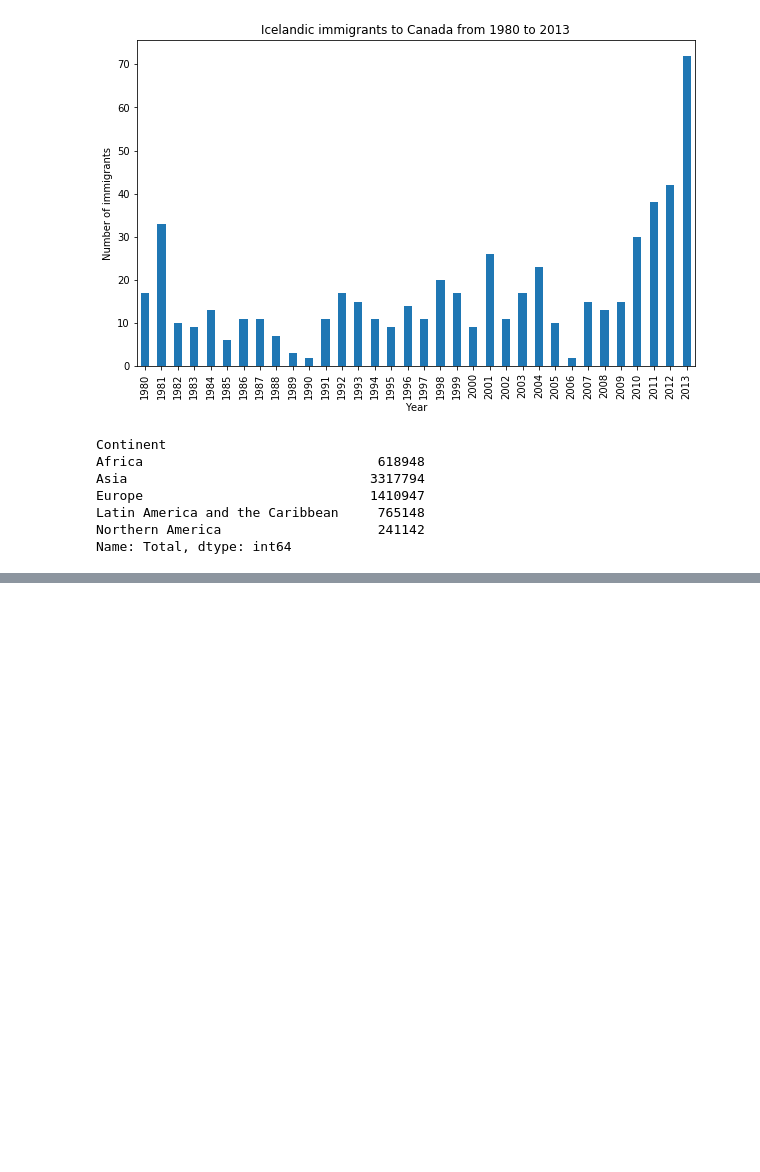
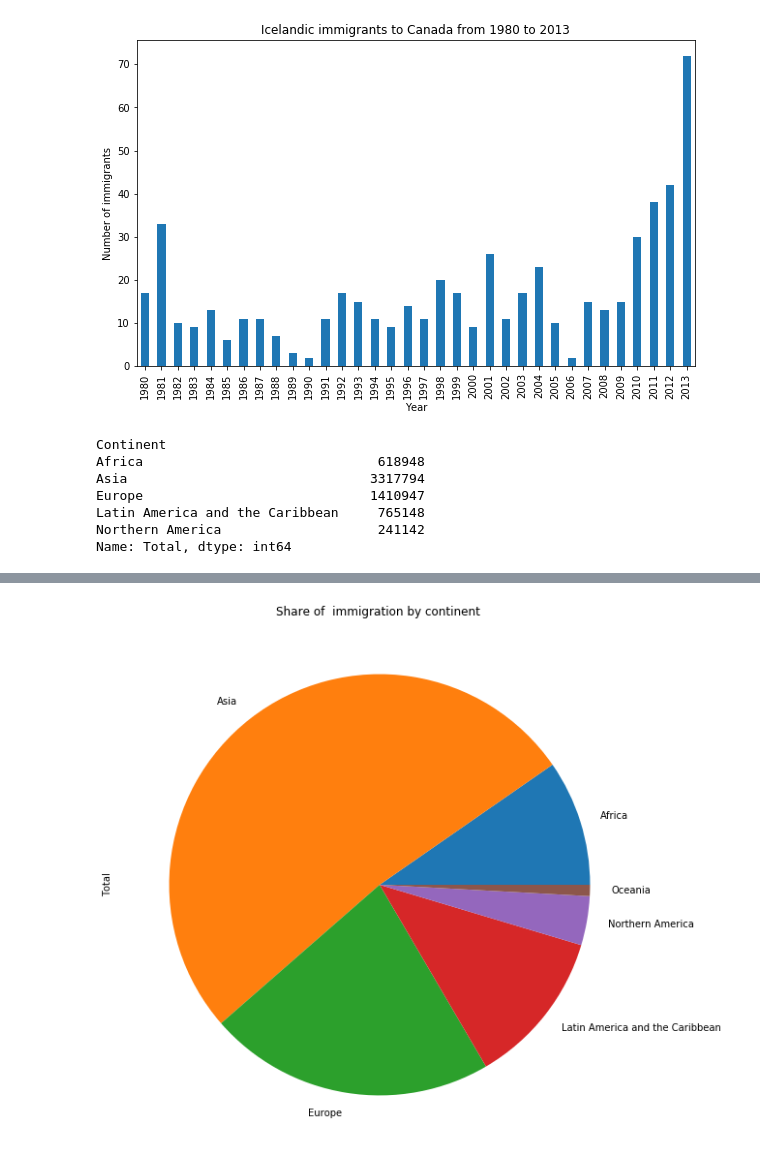
Before and after one commit to mawusicharles/Tutorial-Practice, a Jupyter notebook: Data Visualization .ipynb, the cells around one changed output, grey strips where cells are left out. Drawn from its saved outputs; the diff is of its cells as text; code cells hidden in the pictures; blank space fills up the shorter version.

```diff
--- a/Data Visualization .ipynb
+++ b/Data Visualization .ipynb
@@ -701,6 +701,6 @@ Latin America and the Caribbean     765148
 Northern America                    241142
 Name: Total, dtype: int64
 # %%
-ax=continent.plot(kind="pie", figsize =(10, 10), autopct='%1.1f%%)
+ax=continent.plot(kind="pie", figsize =(10, 10))
 ax.set_title("Share of  immigration by continent ")
 # %% [output]
@@ -707,0 +708 @@ SyntaxError: EOL while scanning string literal (<ipython-input-74-e1cdabc39d18>,
+[figure, added]
```
Also changed, not shown: parts of 6 cells of this notebook.
